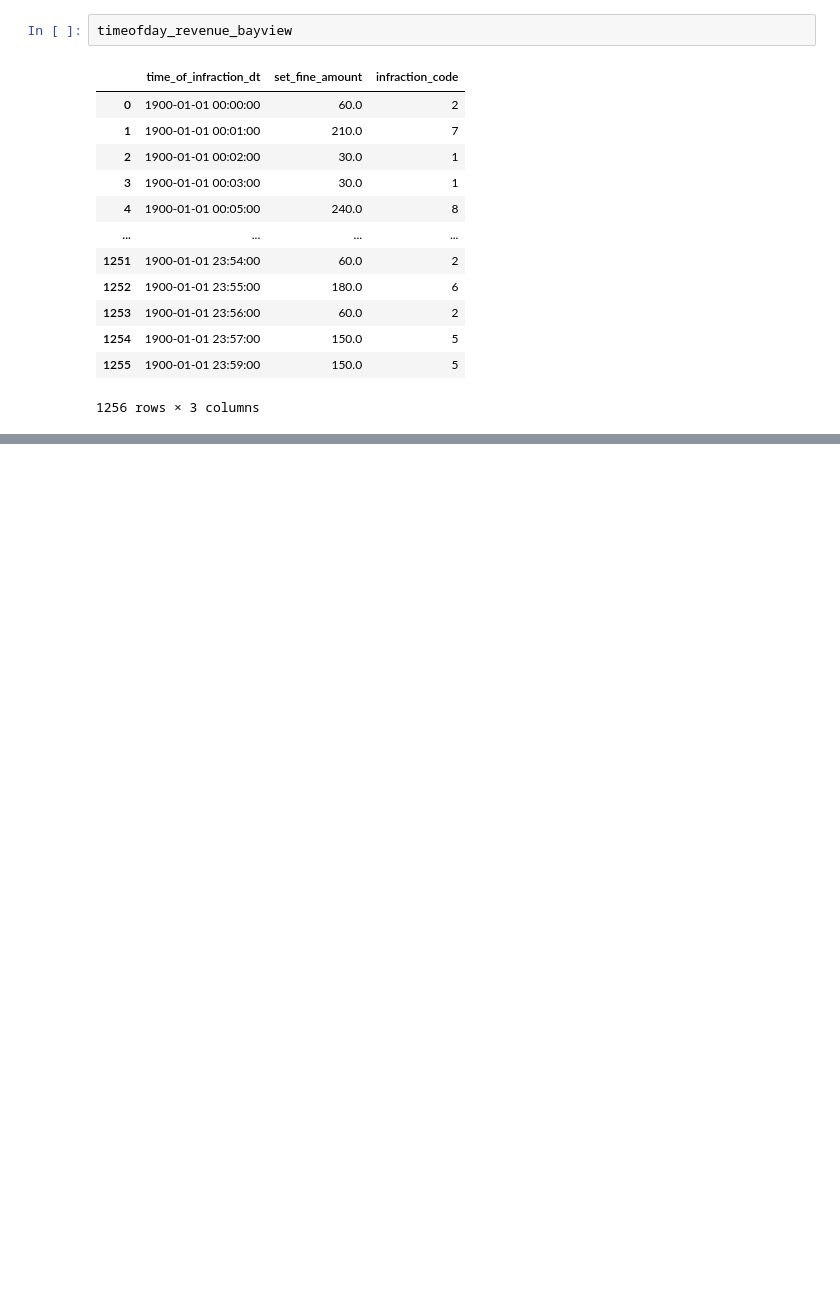
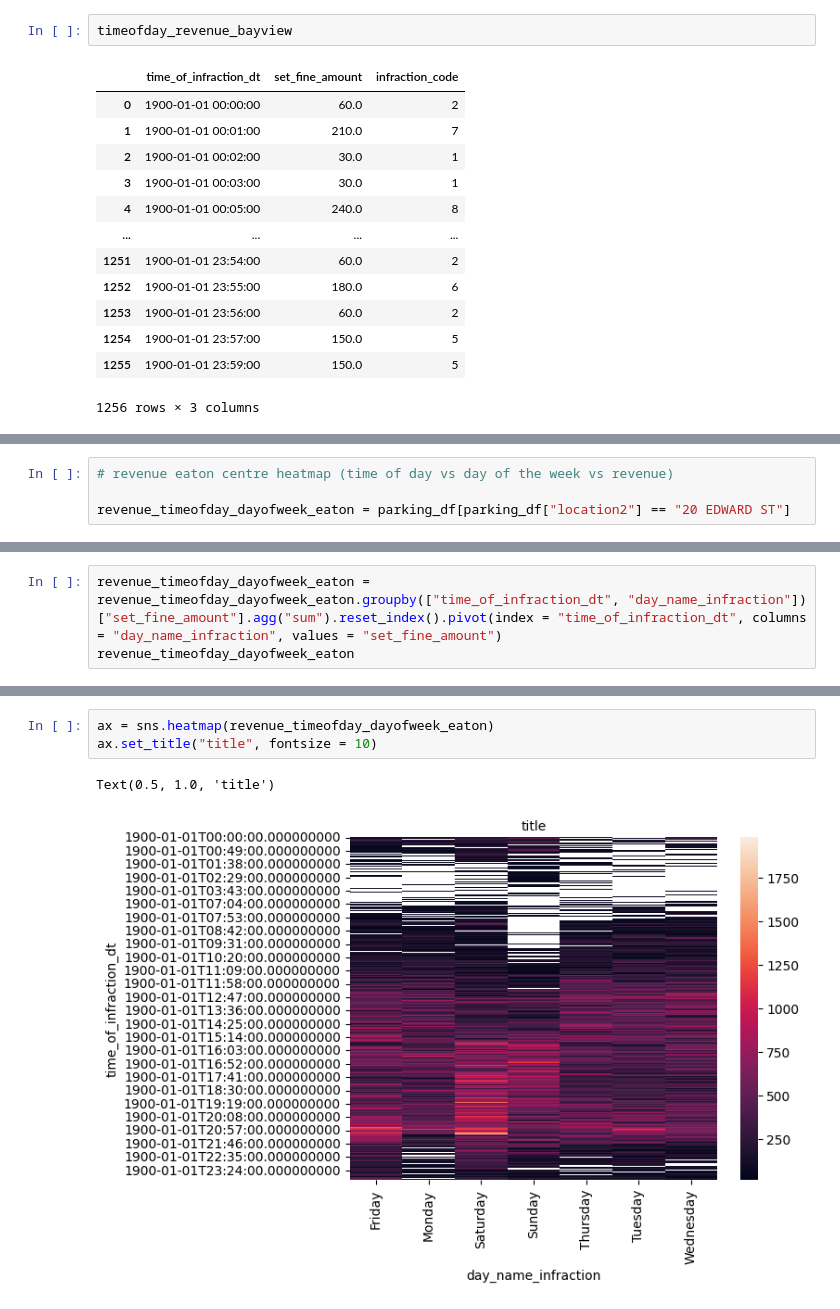
Before and after one commit to sariaslaso/parking_toronto, a Jupyter notebook: data_processing.ipynb, the cells around one changed output, grey strips where cells are left out. Saved outputs shown, nothing was run; the diff lists cells and outputs as text; blank space fills up the shorter version.

```diff
--- a/data_processing.ipynb
+++ b/data_processing.ipynb
@@ -676,0 +679,4 @@ plt.show()
+# %%
+# revenue eaton centre heatmap (time of day vs day of the week vs revenue)
+
+revenue_timeofday_dayofweek_eaton = parking_df[parking_df["location2"] == "20 EDWARD ST"]
@@ -676,0 +685,3 @@ plt.show()
+# %%
+revenue_timeofday_dayofweek_eaton = revenue_timeofday_dayofweek_eaton.groupby(["time_of_infraction_dt", "day_name_infraction"])["set_fine_amount"].agg("sum").reset_index().pivot(index = "time_of_infraction_dt", columns = "day_name_infraction", values = "set_fine_amount")
+revenue_timeofday_dayofweek_eaton
@@ -676,0 +703,6 @@ plt.show()
+# %%
+ax = sns.heatmap(revenue_timeofday_dayofweek_eaton)
+ax.set_title("title", fontsize = 10)
+# %% [output]
+Text(0.5, 1.0, 'title')
+[figure, added]
```
Also changed, not shown: parts of 7 cells of this notebook.
